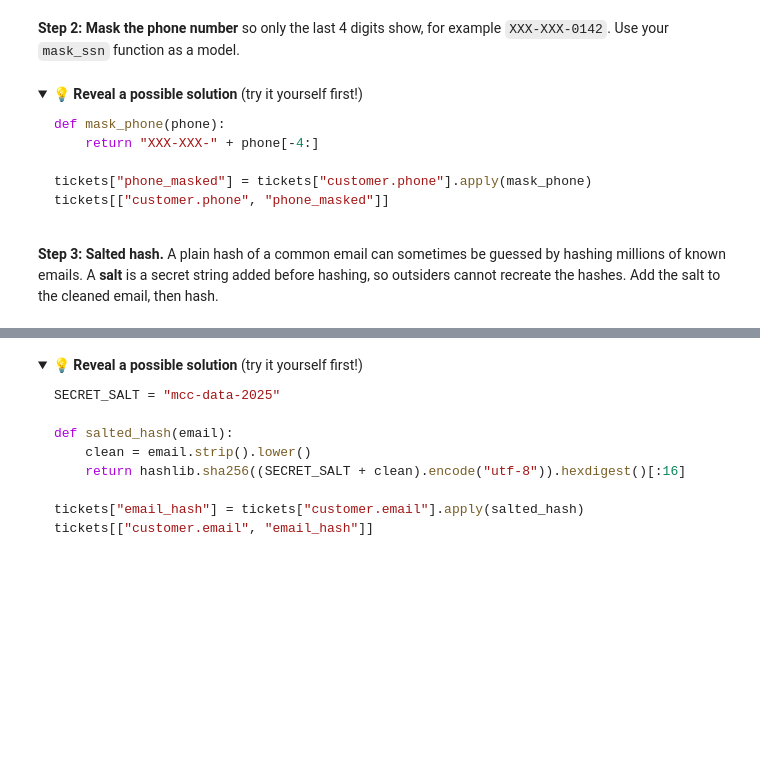
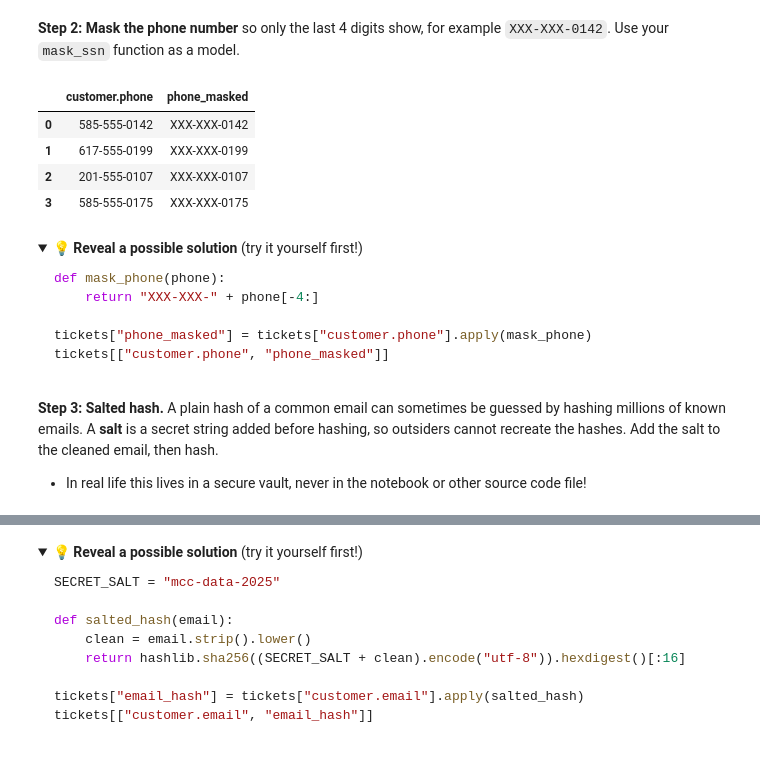
Before and after one commit to profhamilton3/DataAnalytics, a Jupyter notebook: session_2_data_structures_governance_lab.ipynb, the cells around one changed output, grey strips where cells are left out. Cells and saved outputs as stored; diff of their text form; code cells hidden in the pictures; folded sections open; blank space fills up the shorter version.

```diff
--- a/session_2_data_structures_governance_lab.ipynb
+++ b/session_2_data_structures_governance_lab.ipynb
@@ -254,11 +395,18 @@ tickets.columns
 # %% [markdown]
 **Step 2: Mask the phone number** so only the last 4 digits show, for example `XXX-XXX-0142`. Use your `mask_ssn` function as a model.
 # %%
+# @title create masking function
 def mask_phone(phone):
-    return "XXX-XXX-" + phone[___]
+    return "XXX-XXX-" + phone[-4:]
 
-tickets["phone_masked"] = tickets["customer.phone"].apply(___)
+tickets["phone_masked"] = tickets["customer.phone"].apply(mask_phone)
 tickets[["customer.phone", "phone_masked"]]
+# %% [output]
+|  | customer.phone | phone_masked |
+| 0 | 585-555-0142 | XXX-XXX-0142 |
+| 1 | 617-555-0199 | XXX-XXX-0199 |
+| 2 | 201-555-0107 | XXX-XXX-0107 |
+| 3 | 585-555-0175 | XXX-XXX-0175 |
 # %% [markdown]
 <details>
 <summary><b>💡 Reveal a possible solution</b> (try it yourself first!)</summary>
@@ -274,4 +422,6 @@ tickets[["customer.phone", "phone_masked"]]
 </details>
 # %% [markdown]
 **Step 3: Salted hash.** A plain hash of a common email can sometimes be guessed by hashing millions of known emails. A **salt** is a secret string added before hashing, so outsiders cannot recreate the hashes. Add the salt to the cleaned email, then hash.
+
+* In real life this lives in a secure vault, never in the notebook or other source code file!
 # %%
```
Also changed, not shown: parts of 21 cells of this notebook.
